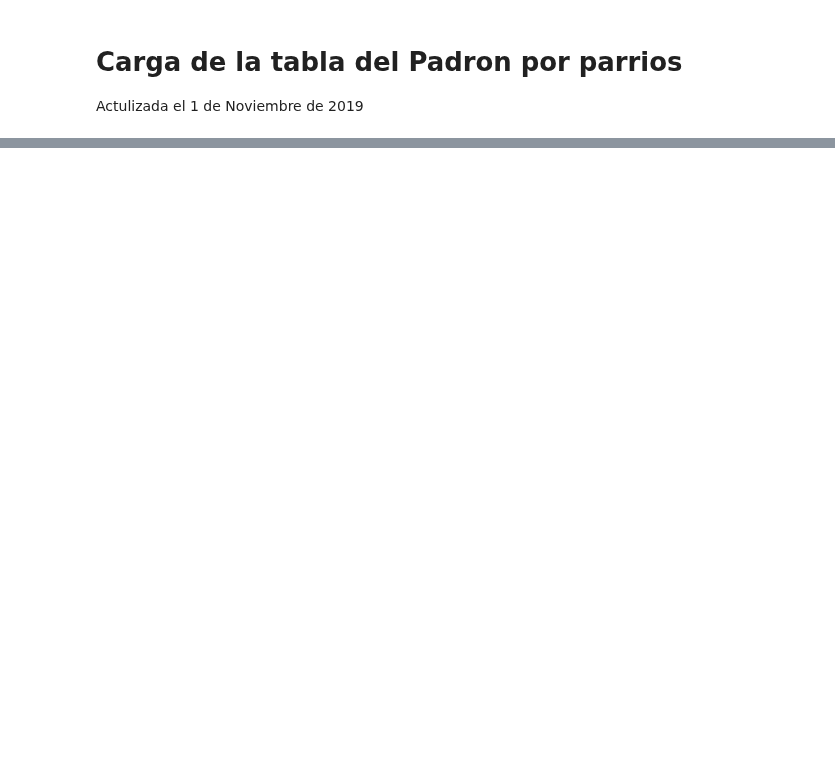
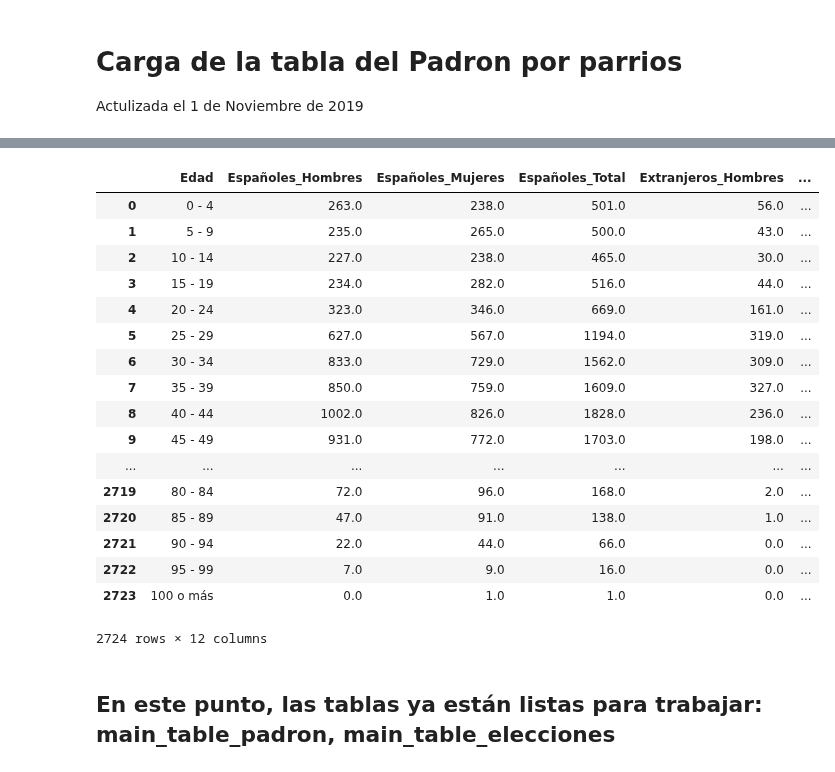
Before and after one commit to InmaLatorre/G3_ProyectoPython, a Jupyter notebook: MAIN.ipynb, the cells around one changed output, grey strips where cells are left out. Drawn from its saved outputs; the diff is of its cells as text; code cells hidden in the pictures; blank space fills up the shorter version.

```diff
--- a/MAIN.ipynb
+++ b/MAIN.ipynb
@@ -98,0 +83,40 @@ padron
+# %%
+# Limpieza y organización de la tabla
+tmp = []
+separador_tabla = 0
+for i in range(0, len(padron.Españoles_Hombres)):
+    if pd.isna(padron.Españoles_Hombres[i]):
+        dis_bar = padron.Edad[i].replace(" ", "").split("/")
+        for j in  range(i+1, len(padron.Españoles_Hombres)):
+            if pd.isna(padron.Españoles_Hombres[j]):
+                tmp.append(padron.iloc[i:j,].copy(deep=True))
+                tmp[separador_tabla].drop([i,i+1], inplace=True)
+                tmp[separador_tabla]['Distrito'] = dis_bar[0]
+                tmp[separador_tabla]['Barrio'] = dis_bar[1]
+                break
+        separador_tabla += 1
+
+main_table_padron = pd.concat(tmp)
+main_table_padron.reset_index(drop=True, inplace=True)
+main_table_padron
+# %% [output]
+|  | Edad | Españoles_Hombres | Españoles_Mujeres | Españoles_Total | Extranjeros_Hombres | ... |
+| 0 | 0 - 4 | 263.0 | 238.0 | 501.0 | 56.0 | ... |
+| 1 | 5 - 9 | 235.0 | 265.0 | 500.0 | 43.0 | ... |
+| 2 | 10 - 14 | 227.0 | 238.0 | 465.0 | 30.0 | ... |
+| 3 | 15 - 19 | 234.0 | 282.0 | 516.0 | 44.0 | ... |
+| 4 | 20 - 24 | 323.0 | 346.0 | 669.0 | 161.0 | ... |
+| 5 | 25 - 29 | 627.0 | 567.0 | 1194.0 | 319.0 | ... |
+| 6 | 30 - 34 | 833.0 | 729.0 | 1562.0 | 309.0 | ... |
+| 7 | 35 - 39 | 850.0 | 759.0 | 1609.0 | 327.0 | ... |
+| 8 | 40 - 44 | 1002.0 | 826.0 | 1828.0 | 236.0 | ... |
+| 9 | 45 - 49 | 931.0 | 772.0 | 1703.0 | 198.0 | ... |
+| ... | ... | ... | ... | ... | ... | ... |
+| 2719 | 80 - 84 | 72.0 | 96.0 | 168.0 | 2.0 | ... |
+| 2720 | 85 - 89 | 47.0 | 91.0 | 138.0 | 1.0 | ... |
+| 2721 | 90 - 94 | 22.0 | 44.0 | 66.0 | 0.0 | ... |
+| 2722 | 95 - 99 | 7.0 | 9.0 | 16.0 | 0.0 | ... |
+| 2723 | 100 o más | 0.0 | 1.0 | 1.0 | 0.0 | ... |
+2724 rows × 12 columns
+# %% [markdown]
+## En este punto, las tablas ya están listas para trabajar: main_table_padron, main_table_elecciones
```
Also changed, not shown: parts of 3 cells of this notebook.
